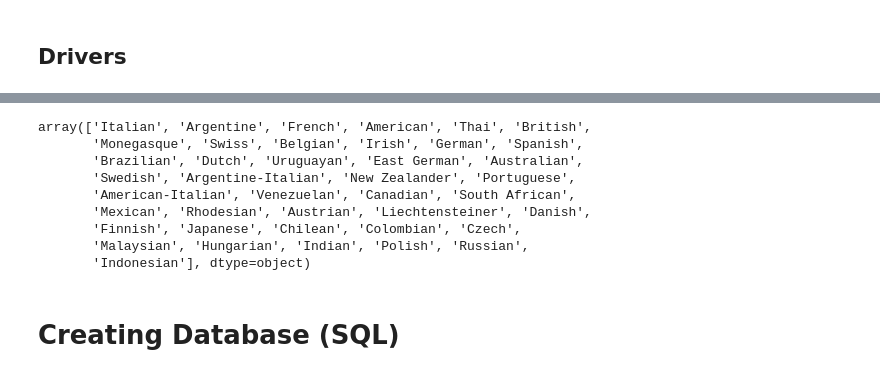
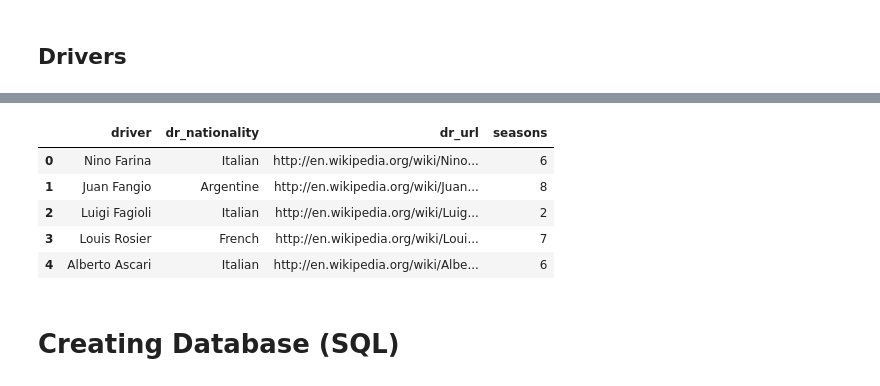
Before and after one commit to SGPracing/F1_History_Dashboard, a Jupyter notebook: F1.ipynb, the cells around one changed output, grey strips where cells are left out. Drawn from its saved outputs; the diff is of its cells as text; code cells hidden in the pictures.

```diff
--- a/F1.ipynb
+++ b/F1.ipynb
@@ -597,0 +687,3 @@ circuits_df.head()
+# %%
+drivers_season_df = drivers_df['driver'].value_counts().rename_axis('driver').to_frame('seasons')
+drivers_season_df.head()
@@ -623,15 +739,14 @@ NameError: name 'drivers_table' is not defined
 # %%
-drivers_table['dr_nationality'].unique()
+drivers_table = pd.merge(drivers_table,drivers_season_df,on='driver')
-# %% [output]
-array(['Italian', 'Argentine', 'French', 'American', 'Thai', 'British',
-       'Monegasque', 'Swiss', 'Belgian', 'Irish', 'German', 'Spanish',
-       'Brazilian', 'Dutch', 'Uruguayan', 'East German', 'Australian',
-       'Swedish', 'Argentine-Italian', 'New Zealander', 'Portuguese',
-       'American-Italian', 'Venezuelan', 'Canadian', 'South African',
-       'Mexican', 'Rhodesian', 'Austrian', 'Liechtensteiner', 'Danish',
-       'Finnish', 'Japanese', 'Chilean', 'Colombian', 'Czech',
-       'Malaysian', 'Hungarian', 'Indian', 'Polish', 'Russian',
-       'Indonesian'], dtype=object)
+# %%
+drivers_table.head()
+# %% [output]
+|  | driver | dr_nationality | dr_url | seasons |
+| 0 | Nino Farina | Italian | http://en.wikipedia.org/wiki/Nino... | 6 |
+| 1 | Juan Fangio | Argentine | http://en.wikipedia.org/wiki/Juan... | 8 |
+| 2 | Luigi Fagioli | Italian | http://en.wikipedia.org/wiki/Luig... | 2 |
+| 3 | Louis Rosier | French | http://en.wikipedia.org/wiki/Loui... | 7 |
+| 4 | Alberto Ascari | Italian | http://en.wikipedia.org/wiki/Albe... | 6 |
 # %% [markdown]
 # Creating Database (SQL)
 # %%
```
Also changed, not shown: parts of 41 cells of this notebook, 4 other files.
